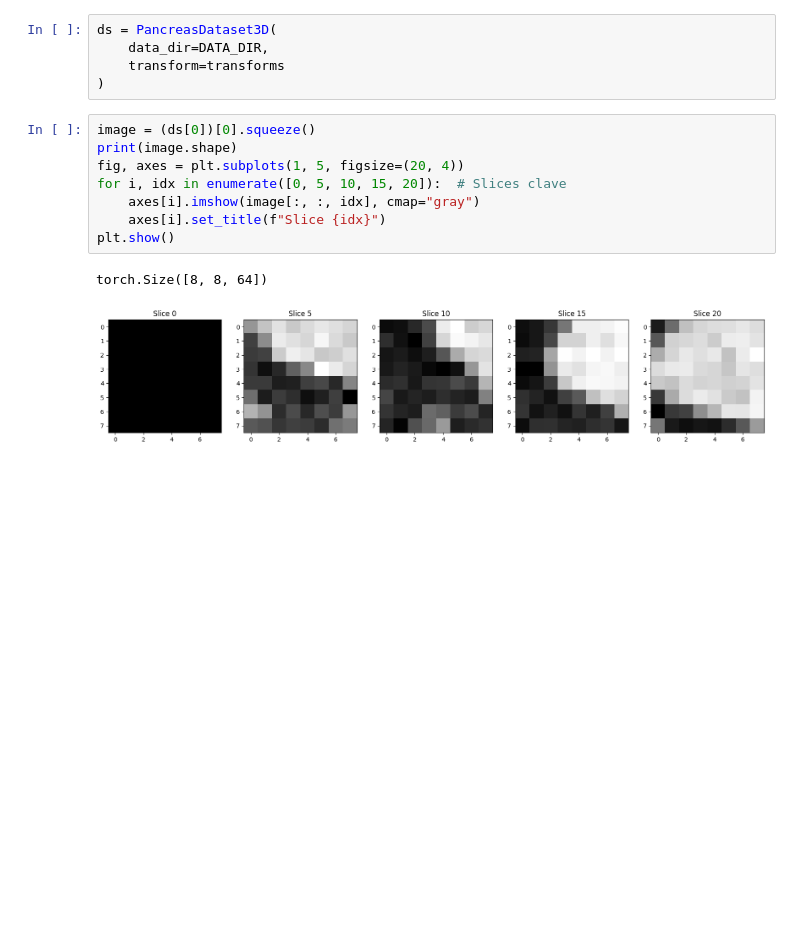
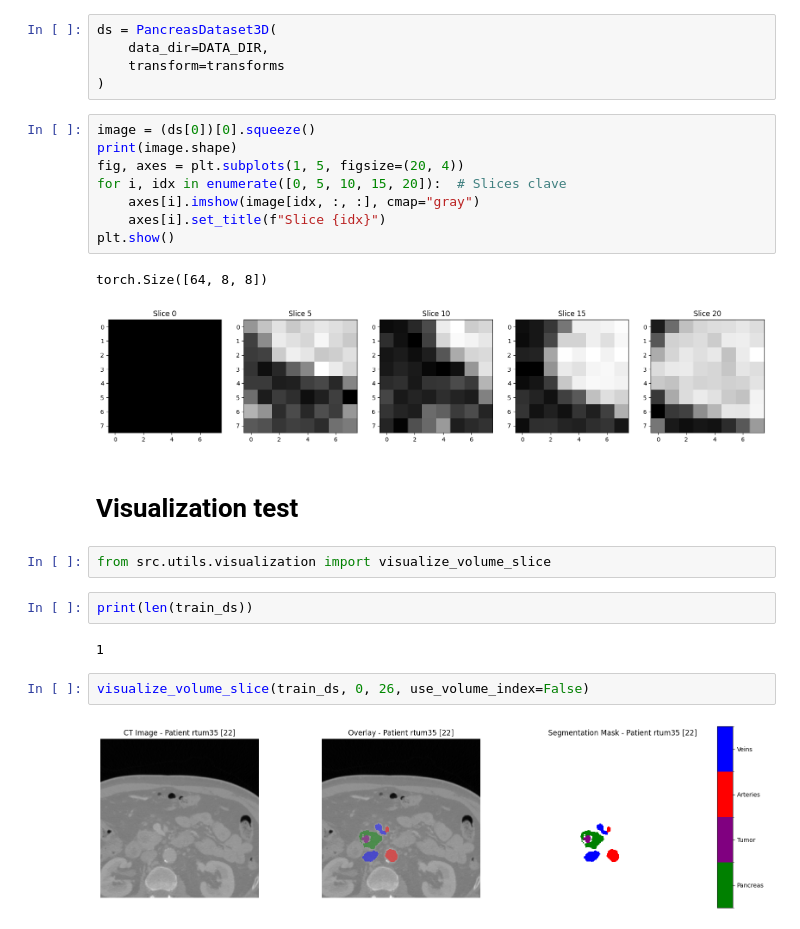
Before and after one commit to Alvarorlz12/TFG, a Jupyter notebook: digipanca/notebooks/testing/Test_3D_Dataset.ipynb, the cells around one changed output. Saved outputs shown, nothing was run; the diff lists cells and outputs as text; blank space fills up the shorter version.

```diff
--- a/digipanca/notebooks/testing/Test_3D_Dataset.ipynb
+++ b/digipanca/notebooks/testing/Test_3D_Dataset.ipynb
@@ -58,9 +58,21 @@ image = (ds[0])[0].squeeze()
 print(image.shape)
 fig, axes = plt.subplots(1, 5, figsize=(20, 4))
 for i, idx in enumerate([0, 5, 10, 15, 20]):  # Slices clave
-    axes[i].imshow(image[:, :, idx], cmap="gray")
+    axes[i].imshow(image[idx, :, :], cmap="gray")
     axes[i].set_title(f"Slice {idx}")
 plt.show()
 # %% [output]
-torch.Size([8, 8, 64])
+torch.Size([64, 8, 8])
 [figure]
+# %% [markdown]
+# __Visualization test__
+# %%
+from src.utils.visualization import visualize_volume_slice
+# %%
+print(len(train_ds))
+# %% [output]
+1
+# %%
+visualize_volume_slice(train_ds, 0, 26, use_volume_index=False)
+# %% [output]
+[figure, added]
```
Also changed, not shown: parts of 3 cells of this notebook, 23 other files.
